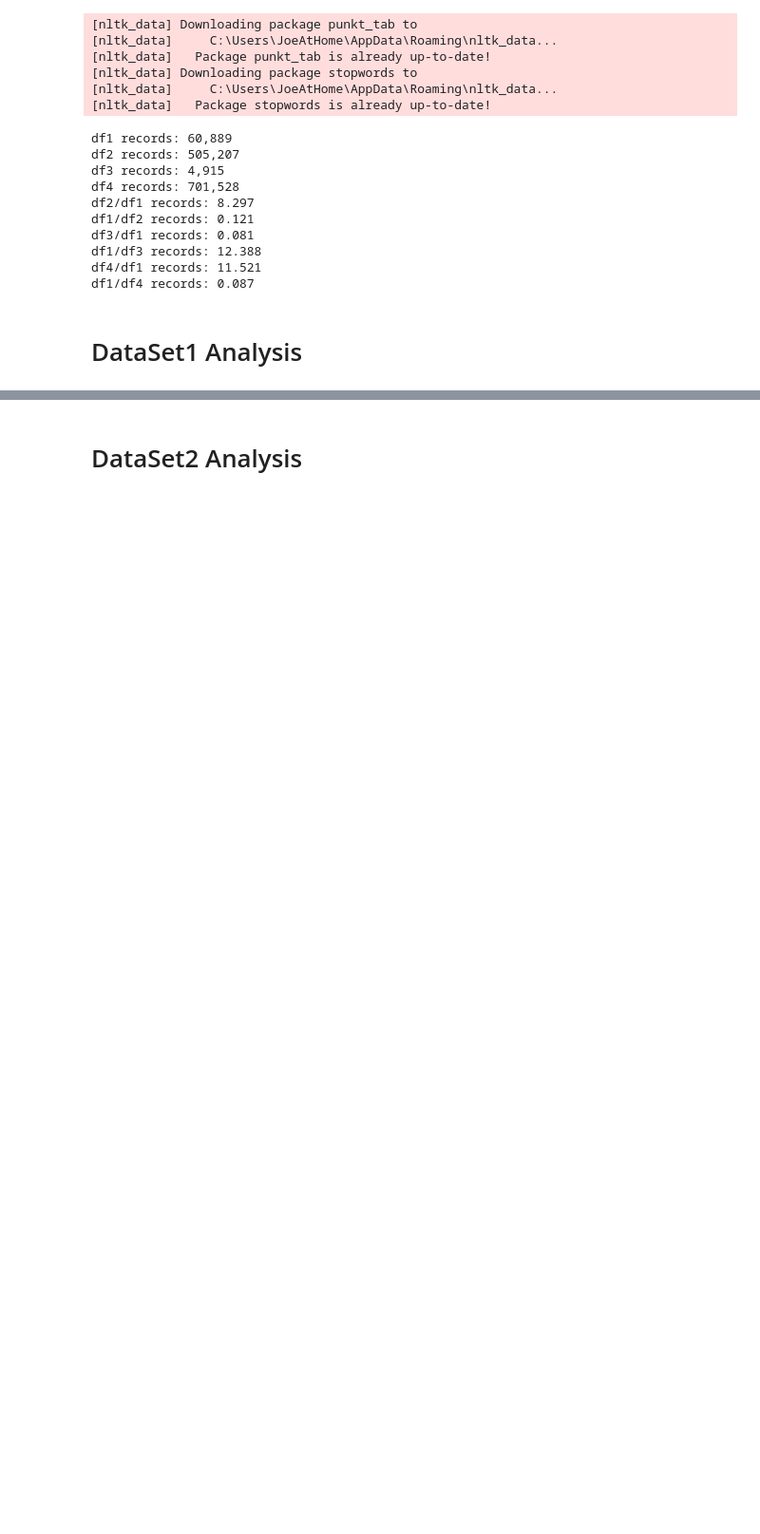
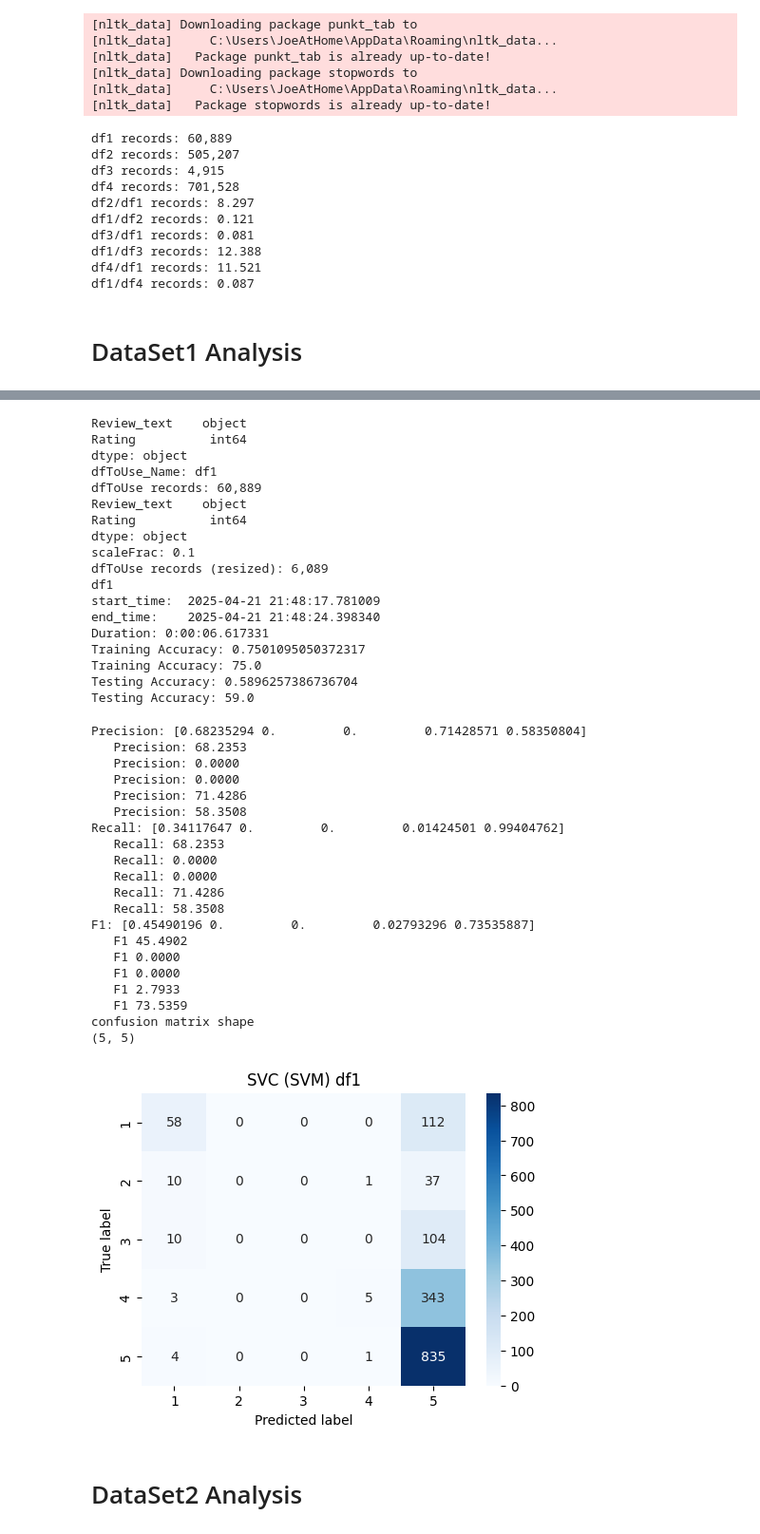
Before and after one commit to AldanaTA/Analysis_On_Super_Learner_For_Classification_Tasks, a Jupyter notebook: Analyze SVC (SVM Type).ipynb, the cells around one changed output, grey strips where cells are left out. Shown at 95% size. Drawn from its saved outputs; the diff is of its cells as text; code cells hidden in the pictures; blank space fills up the shorter version.

Commit message:
Analyze SVC (SVM) and Analyze XGBoost
Encapsulated the prediction so that analyzing each data frame requires only passing parameters.

```diff
--- a/Analyze SVC (SVM Type).ipynb
+++ b/Analyze SVC (SVM Type).ipynb
@@ -143,3 +143,40 @@ df3/df1 records: 0.081
 df1/df3 records: 12.388
 df4/df1 records: 11.521
 df1/df4 records: 0.087
+# %%
+def confusionMatrixGraph(model, model_name, X_test, y_test, dfToUse_name):
+    ###############################
+    # Step 5 confusion matrix to analyze accuracy
+    ###############################
+    from sklearn.metrics import confusion_matrix
+    import seaborn as sns
+    # clf = SVC(kernel = 'linear').fit(x_train,y_train)
+    # clf.predict(x_train)
+    # y_pred = clf.predict(x_test)
+    predictions = model.predict(X_test)
+
+    # Creates a confusion matrix
+    cm = confusion_matrix(y_test, predictions)
+    print ("confusion matrix shape")
+    print (cm.shape)
+    # Transform to df for easier plotting
+    cm_df = pd.DataFrame(cm,
+                     index = ['1', '2', '3', '4', '5'],
+                     columns = ['1', '2', '3', '4', '5'])
+
+    plt.figure(figsize=(5.5,4))
+    sns.heatmap(cm_df, annot=True, fmt = 'g', cmap = 'Blues')
+    # plt.title('SVM Linear Kernel \nAccuracy:{0:.3f}'.format(model.evaluate(X_test, y_test, verbose=False)))
+    # plt.title("Training Accuracy: {:.4f}".format(accuracy_trn) + "\n Testing Accuracy:  {:.4f}".format(accuracy_test))
+    plt.title("SVC (SVM) " + dfToUse_name)
+    plt.ylabel('True label')
+    plt.xlabel('Predicted label')
+    # plt.ticklabel_format(style = 'plain', axis = 'y', useOffset = False)
+    plt.show()
+
+    # loss, accuracy = model.evaluate(X_train, y_train, verbose=False)
+    # print("Training Accuracy: {:.4f}".format(accuracy))
+    # loss, accuracy = model.evaluate(X_test, y_test, verbose=False)
+    # print("Testing Accuracy:  {:.4f}".format(accuracy))
+    #score = classifier_svc.score(X_test, y_test)
+    #print("Accuracy:", score) #print accuracy of SVM model
@@ -317,2 +281,44 @@ Accuracy: 0.6112934996717005
+# %%
+predictor(df1, "df1", .1)
+# %% [output]
+Review_text    object
+Rating          int64
+dtype: object
+dfToUse_Name: df1
+dfToUse records: 60,889
+Review_text    object
+Rating          int64
+dtype: object
+scaleFrac: 0.1
+dfToUse records (resized): 6,089
+df1
+start_time:  2025-04-21 21:48:17.781009
+end_time:    2025-04-21 21:48:24.398340
+Duration: 0:00:06.617331
+Training Accuracy: 0.7501095050372317
+Training Accuracy: 75.0
+Testing Accuracy: 0.5896257386736704
+Testing Accuracy: 59.0
+Precision: [0.68235294 0.         0.         0.71428571 0.58350804]
+   Precision: 68.2353
+   Precision: 0.0000
+   Precision: 0.0000
+   Precision: 71.4286
+   Precision: 58.3508
+Recall: [0.34117647 0.         0.         0.01424501 0.99404762]
+   Recall: 68.2353
+   Recall: 0.0000
+   Recall: 0.0000
+   Recall: 71.4286
+   Recall: 58.3508
+F1: [0.45490196 0.         0.         0.02793296 0.73535887]
+   F1 45.4902
+   F1 0.0000
+   F1 0.0000
+   F1 2.7933
+   F1 73.5359
+confusion matrix shape
+(5, 5)
+[figure, added]
 # %% [markdown]
 # DataSet2 Analysis
```
Also changed, not shown: parts of 8 cells of this notebook.
